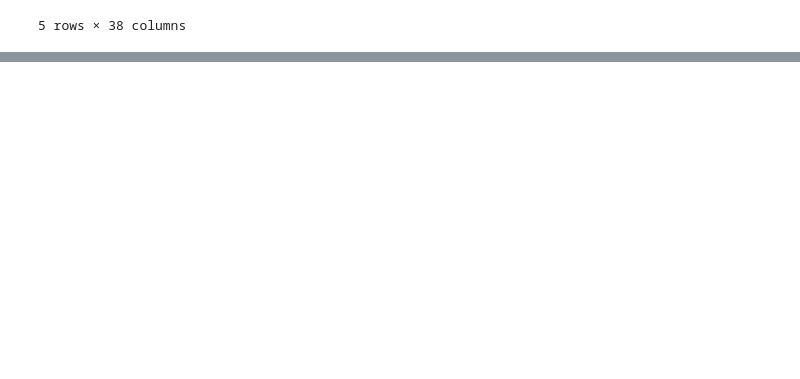
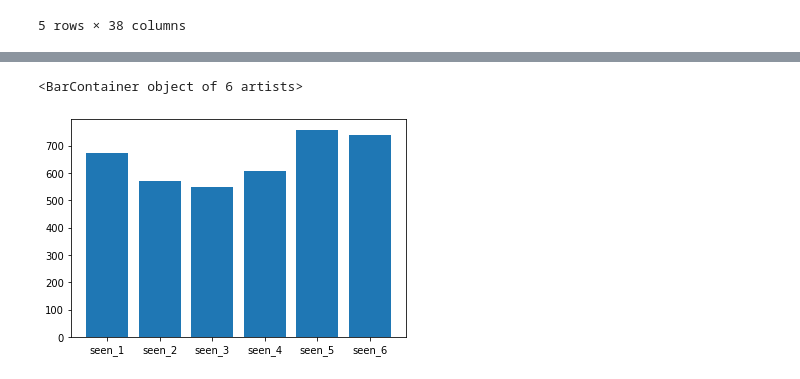
Before and after one commit to dnlsyfq/py_starwars, a Jupyter notebook: Workbook.ipynb, the cells around one changed output, grey strips where cells are left out. Cells and saved outputs as stored; diff of their text form; code cells hidden in the pictures; blank space fills up the shorter version.

```diff
--- a/Workbook.ipynb
+++ b/Workbook.ipynb
@@ -130,0 +201,11 @@ data.head()
+# %%
+data_sum = data[data.columns[data.columns.str.contains(r'seen_')]].sum().reset_index()
+data_sum.rename(columns = {
+    'index':'watch',
+    0:'Total'
+},inplace=True)
+# %%
+plt.bar(data_sum['watch'],height=data_sum['Total'])
+# %% [output]
+<BarContainer object of 6 artists>
+[figure, added]
```
Also changed, not shown: parts of 16 cells of this notebook.
